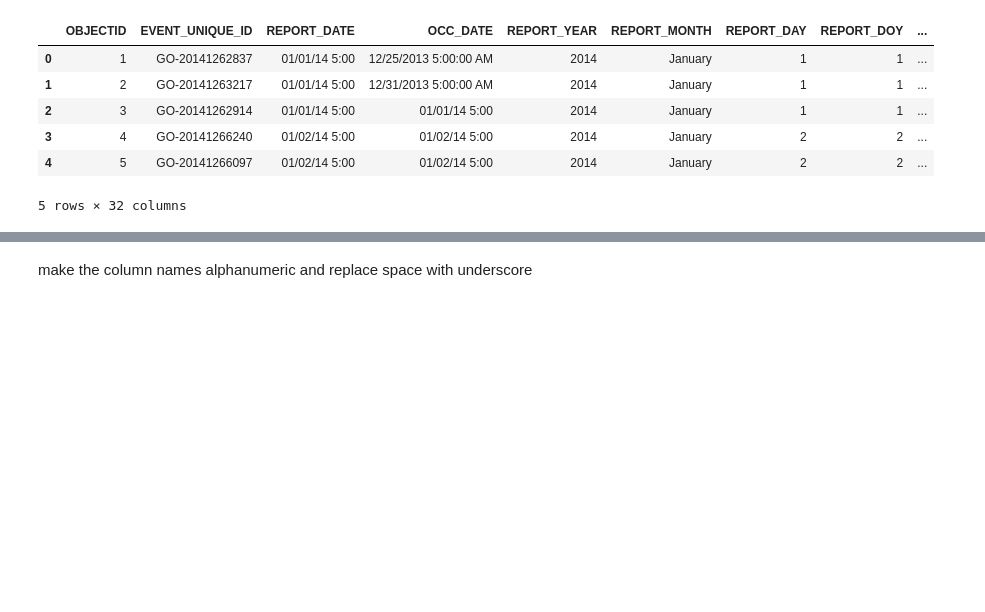
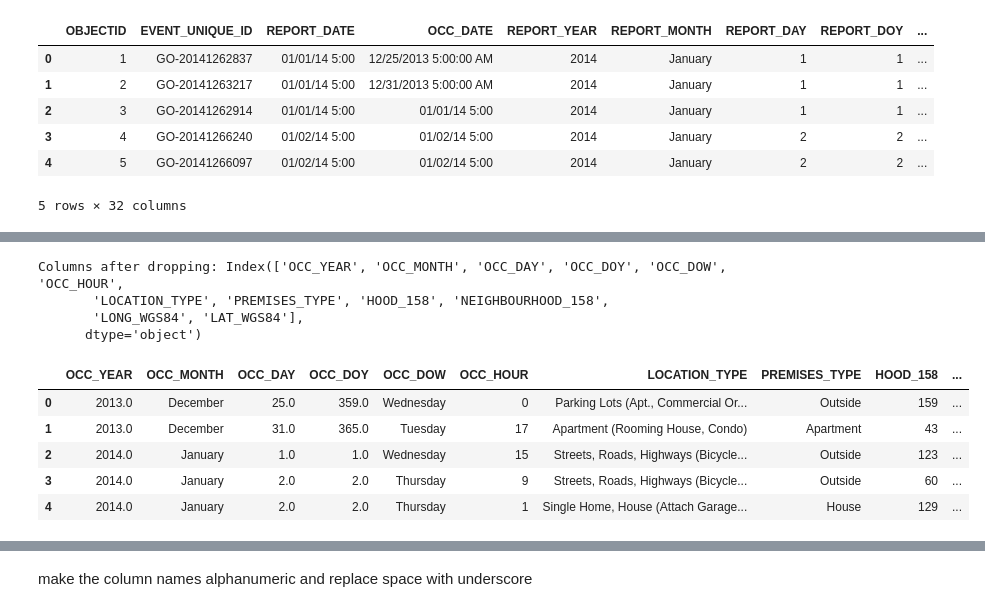
Before and after one commit to JoelDrake302/ML-AutoTheft, a Jupyter notebook: Auto_theft.ipynb, the cells around one changed output, grey strips where cells are left out. Cells and saved outputs as stored; diff of their text form; code cells hidden in the pictures; blank space fills up the shorter version.

```diff
--- a/Auto_theft.ipynb
+++ b/Auto_theft.ipynb
@@ -36,0 +46,21 @@ df.head()
+# %%
+columns_to_drop = ['OBJECTID', 'EVENT_UNIQUE_ID', 'REPORT_DATE', 'OCC_DATE', 'REPORT_YEAR','REPORT_MONTH', 'REPORT_DAY', 'REPORT_DOY', 'REPORT_DOW', 'REPORT_HOUR','UCR_CODE', 'UCR_EXT','OFFENCE','CSI_CATEGORY','HOOD_140', 'NEIGHBOURHOOD_140', 'Region', 'x', 'y', 'DIVISION']
+
+# Replace with your column names
+new_df = df.drop(columns=columns_to_drop, errors='ignore')
+
+print("Columns after dropping:", new_df.columns)
+# %% [output]
+Columns after dropping: Index(['OCC_YEAR', 'OCC_MONTH', 'OCC_DAY', 'OCC_DOY', 'OCC_DOW', 'OCC_HOUR',
+       'LOCATION_TYPE', 'PREMISES_TYPE', 'HOOD_158', 'NEIGHBOURHOOD_158',
+       'LONG_WGS84', 'LAT_WGS84'],
+      dtype='object')
+# %%
+new_df.head()
+# %% [output]
+|  | OCC_YEAR | OCC_MONTH | OCC_DAY | OCC_DOY | OCC_DOW | OCC_HOUR | LOCATION_TYPE | PREMISES_TYPE | HOOD_158 | ... |
+| 0 | 2013.0 | December | 25.0 | 359.0 | Wednesday | 0 | Parking Lots (Apt., Commercial Or... | Outside | 159 | ... |
+| 1 | 2013.0 | December | 31.0 | 365.0 | Tuesday | 17 | Apartment (Rooming House, Condo) | Apartment | 43 | ... |
+| 2 | 2014.0 | January | 1.0 | 1.0 | Wednesday | 15 | Streets, Roads, Highways (Bicycle... | Outside | 123 | ... |
+| 3 | 2014.0 | January | 2.0 | 2.0 | Thursday | 9 | Streets, Roads, Highways (Bicycle... | Outside | 60 | ... |
+| 4 | 2014.0 | January | 2.0 | 2.0 | Thursday | 1 | Single Home, House (Attach Garage... | House | 129 | ... |
```
Also changed, not shown: parts of 14 cells of this notebook.
